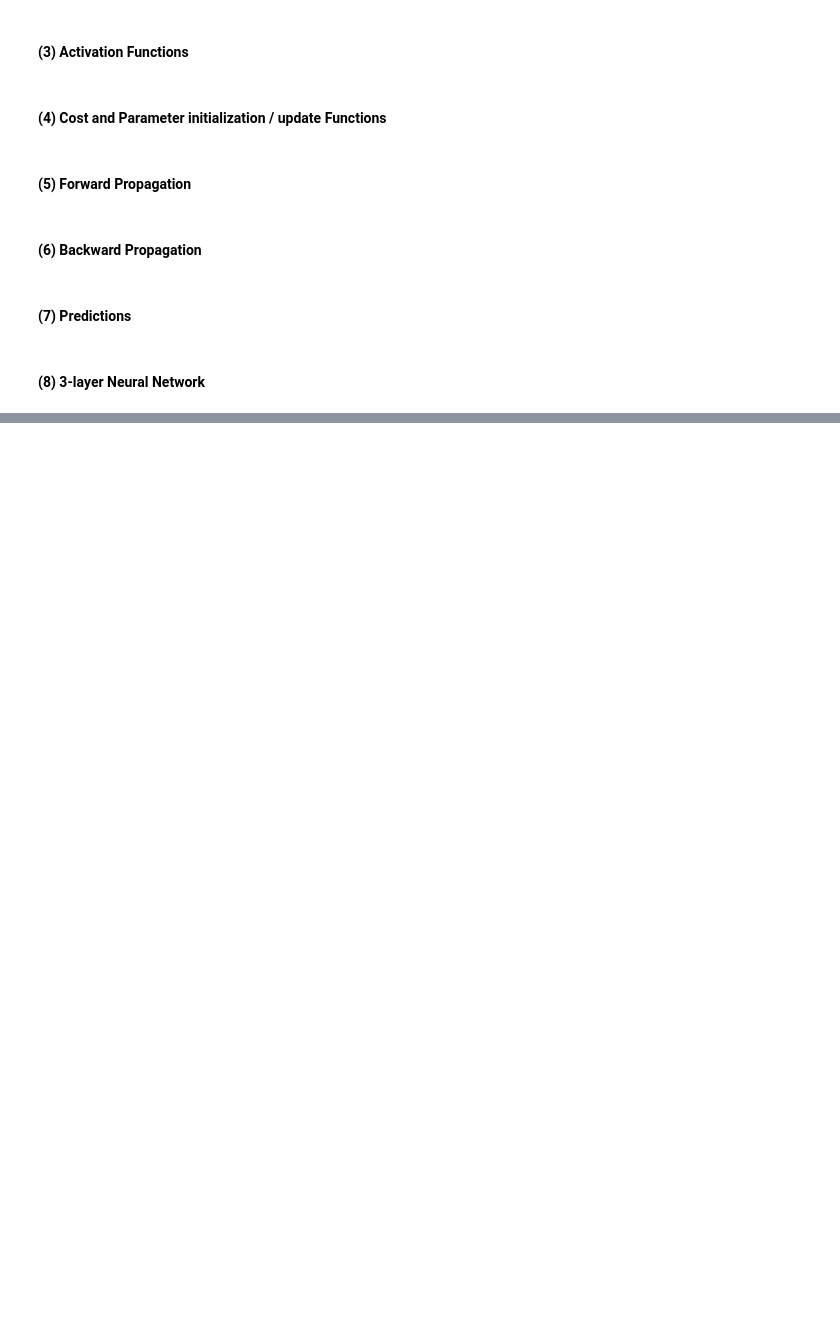
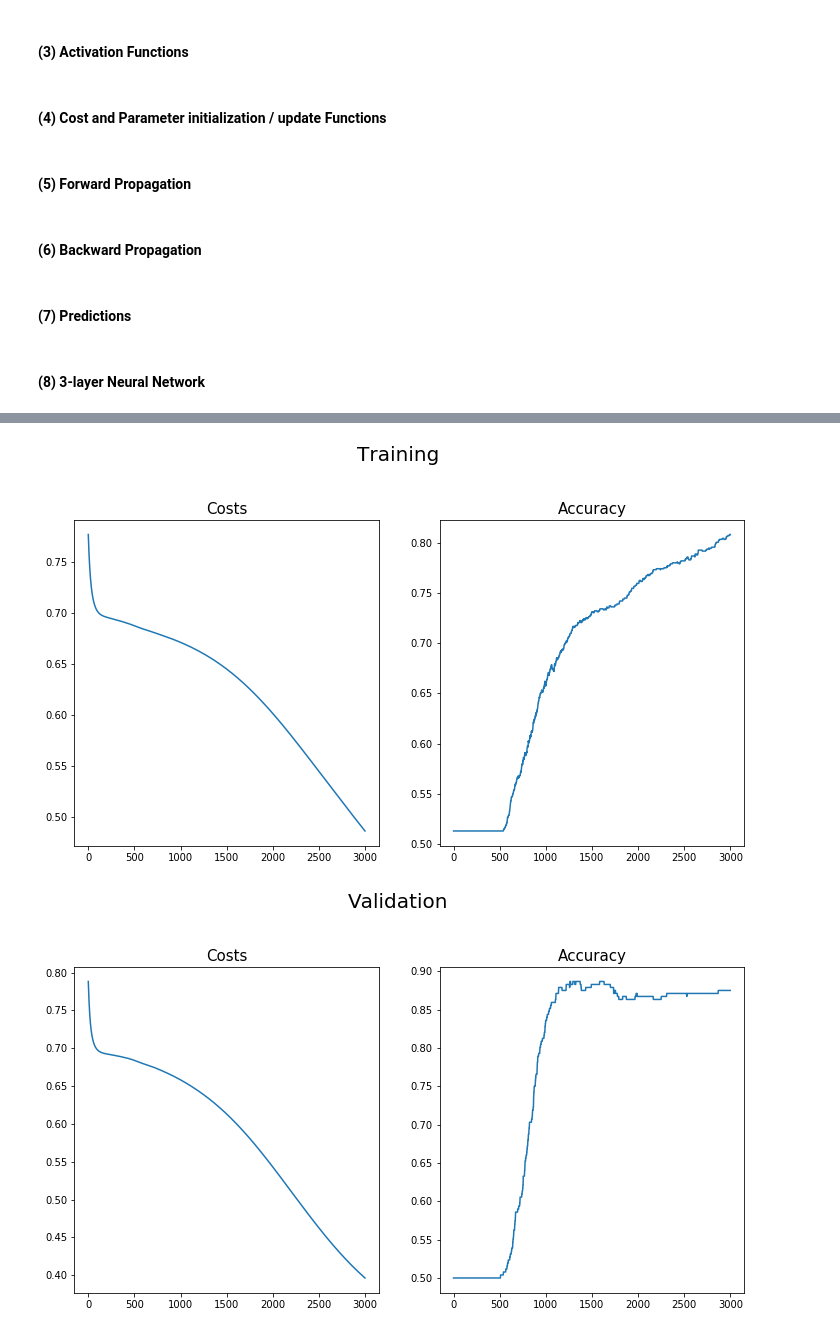
Before and after one commit to star7357/ML4_Binary-classification-based-on-3-layers-neural-network_-2-, a Jupyter notebook: ML4_Binary classification based on 3-layers neural network (2).ipynb, the cells around one changed output, grey strips where cells are left out. Cells and saved outputs as stored; diff of their text form; code cells hidden in the pictures; blank space fills up the shorter version.

Commit message:
Plot graphs for each case with training and validation datasets.

```diff
--- a/ML4_Binary classification based on 3-layers neural network (2).ipynb
+++ b/ML4_Binary classification based on 3-layers neural network (2).ipynb
@@ -281,16 +281,14 @@ def backward_propagation(AL, Y, caches,activations) :
 # %% [markdown]
 #### (7) Predictions
 # %%
-def predict(X, Y, parameters,activations) :
-
-    AL, _t = forward_propagation(X,parameters,activations)
+def predict(AL,Y) :
     correct = np.zeros(Y.shape)
     m = AL.shape[1]
 
     prediction = AL > 0.5
     correct = prediction == Y
 
-    accuracy = np.sum(correct) / m * 100
+    accuracy = np.sum(correct) / m
     return accuracy
 # %% [markdown]
 #### (8) 3-layer Neural Network
@@ -320,2 +328,13 @@ def NN_3_layers(X,Y,t_X,t_Y,n,activations,learning_rate,threshold,max_epoch) :
+# %%
+def plotResult(costs,accuracy,title) :
+    plt.rcParams["figure.figsize"] = (12,6)
+    plt.subplot(121)
+    plt.title('Costs', fontsize = 15, color = 'black')
+    plt.plot(np.squeeze(costs))
+    plt.subplot(122)
+    plt.title('Accuracy', fontsize = 15, color = 'black')
+    plt.plot(np.squeeze(accuracy))
+    plt.suptitle(title, fontsize = 20, color = 'black',position=(0.5, 1.0+0.05))
+    plt.show()
 # %% [markdown]
 ### Output
@@ -370,0 +364,13 @@ t_X, t_Y = initialize_inputs(validation_data_path)
+# %%
+activations = ['sigmoid','sigmoid','sigmoid']
+learning_rate = 0.01
+thres_hold = 0.01
+max_epoch = 3000
+
+costs, accuracy, t_costs, t_accuracy = NN_3_layers(X,Y,t_X,t_Y,n,activations,learning_rate,threshold,max_epoch)
+# %%
+plotResult(costs, accuracy,'Training')
+plotResult(t_costs, t_accuracy, 'Validation')
+# %% [output]
+[figure, added]
+[figure, added]
```
Also changed, not shown: parts of 19 cells of this notebook, 1 other file.
